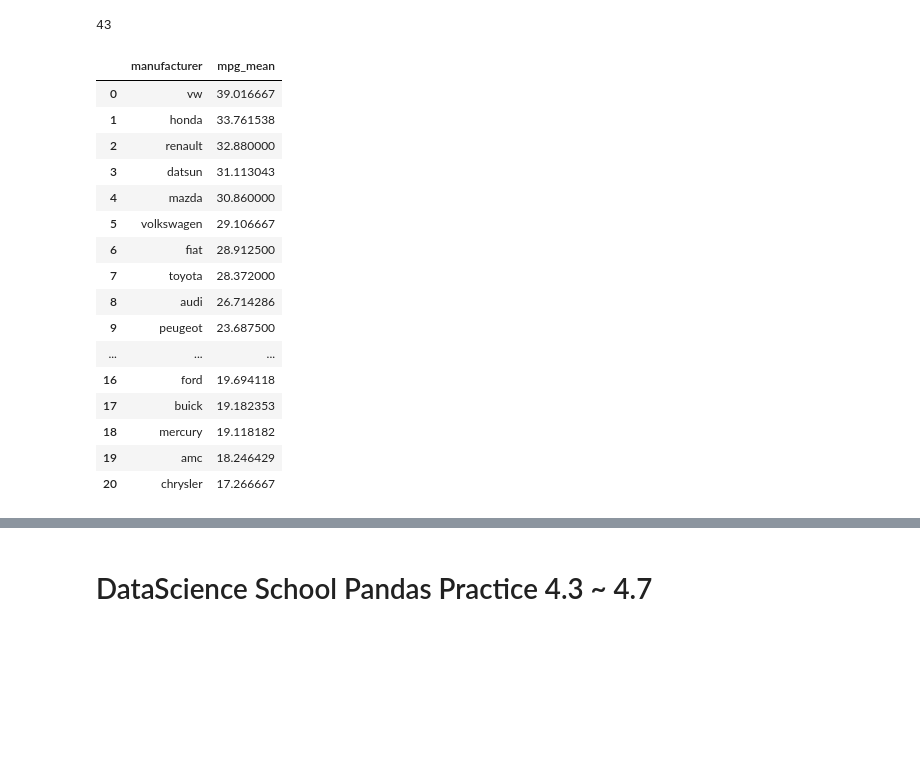
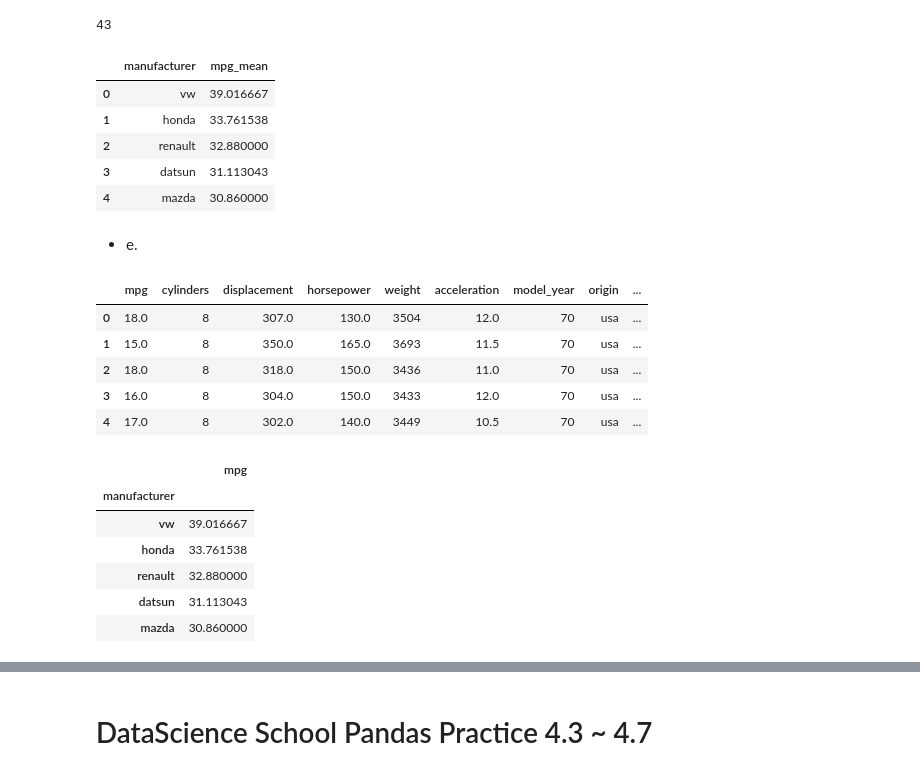
Before and after one commit to Lunawood/DataAnalysis-Lecture-2022.04, a Jupyter notebook: Assignment/DF8.ipynb, the cells around one changed output, grey strips where cells are left out. Saved outputs shown, nothing was run; the diff lists cells and outputs as text; code cells hidden in the pictures; blank space fills up the shorter version.

```diff
--- a/Assignment/DF8.ipynb
+++ b/Assignment/DF8.ipynb
@@ -144,0 +270,7 @@ mpg.head()
+# %%
+# str 조작 메소드 이용
+mpg = sns.load_dataset('mpg')
+mpg['manufacturer'] = mpg.name.str.split().str[0]
+mpg['model'] = mpg.name.str.split().str[1:].str.join(' ')
+mpg.drop(columns=['name'], inplace=True)
+mpg.head()
@@ -184,27 +355,18 @@ mpg.manufacturer[mpg.manufacturer == 'chevrolet'].count()
 # %%
 d = {}
 mpg_manu = mpg.manufacturer
 for column in mpg_manu.unique():
     if mpg_manu[mpg_manu == column].count() >= 5:
         d[column] = mpg.mpg[mpg_manu == column].mean()
 sort_d = sorted(d.items(), key = lambda item: item[1], reverse=True)
 df = pd.DataFrame(sort_d, columns=['manufacturer', 'mpg_mean'])
-df
+df.head()
 # %% [output]
 |  | manufacturer | mpg_mean |
 | 0 | vw | 39.016667 |
 | 1 | honda | 33.761538 |
 | 2 | renault | 32.880000 |
 | 3 | datsun | 31.113043 |
 | 4 | mazda | 30.860000 |
-| 5 | volkswagen | 29.106667 |
-| 6 | fiat | 28.912500 |
-| 7 | toyota | 28.372000 |
-| 8 | audi | 26.714286 |
-| 9 | peugeot | 23.687500 |
-| ... | ... | ... |
-| 16 | ford | 19.694118 |
-| 17 | buick | 19.182353 |
-| 18 | mercury | 19.118182 |
-| 19 | amc | 18.246429 |
-| 20 | chrysler | 17.266667 |
+# %% [markdown]
+- e.
@@ -210,0 +377,22 @@ df
+# %%
+# mpg 데이터에서 big 에 속하는것만 나오도록 filtering
+# in 연산자 대신에 isin() method 사용 가능
+mpg[mpg.manufacturer.isin(big)].head()
+# %% [output]
+|  | mpg | cylinders | displacement | horsepower | weight | acceleration | model_year | origin | ... |
+| 0 | 18.0 | 8 | 307.0 | 130.0 | 3504 | 12.0 | 70 | usa | ... |
+| 1 | 15.0 | 8 | 350.0 | 165.0 | 3693 | 11.5 | 70 | usa | ... |
+| 2 | 18.0 | 8 | 318.0 | 150.0 | 3436 | 11.0 | 70 | usa | ... |
+| 3 | 16.0 | 8 | 304.0 | 150.0 | 3433 | 12.0 | 70 | usa | ... |
+| 4 | 17.0 | 8 | 302.0 | 140.0 | 3449 | 10.5 | 70 | usa | ... |
+# %%
+big_mpg = mpg[mpg.manufacturer.isin(big)]
+big_mpg.pivot_table('mpg', 'manufacturer').sort_values(by='mpg', ascending= False).head()
+# %% [output]
+|  | mpg |
+| manufacturer |  |
+| vw | 39.016667 |
+| honda | 33.761538 |
+| renault | 32.880000 |
+| datsun | 31.113043 |
+| mazda | 30.860000 |
```
Also changed, not shown: parts of 27 cells of this notebook, 1 other file.
